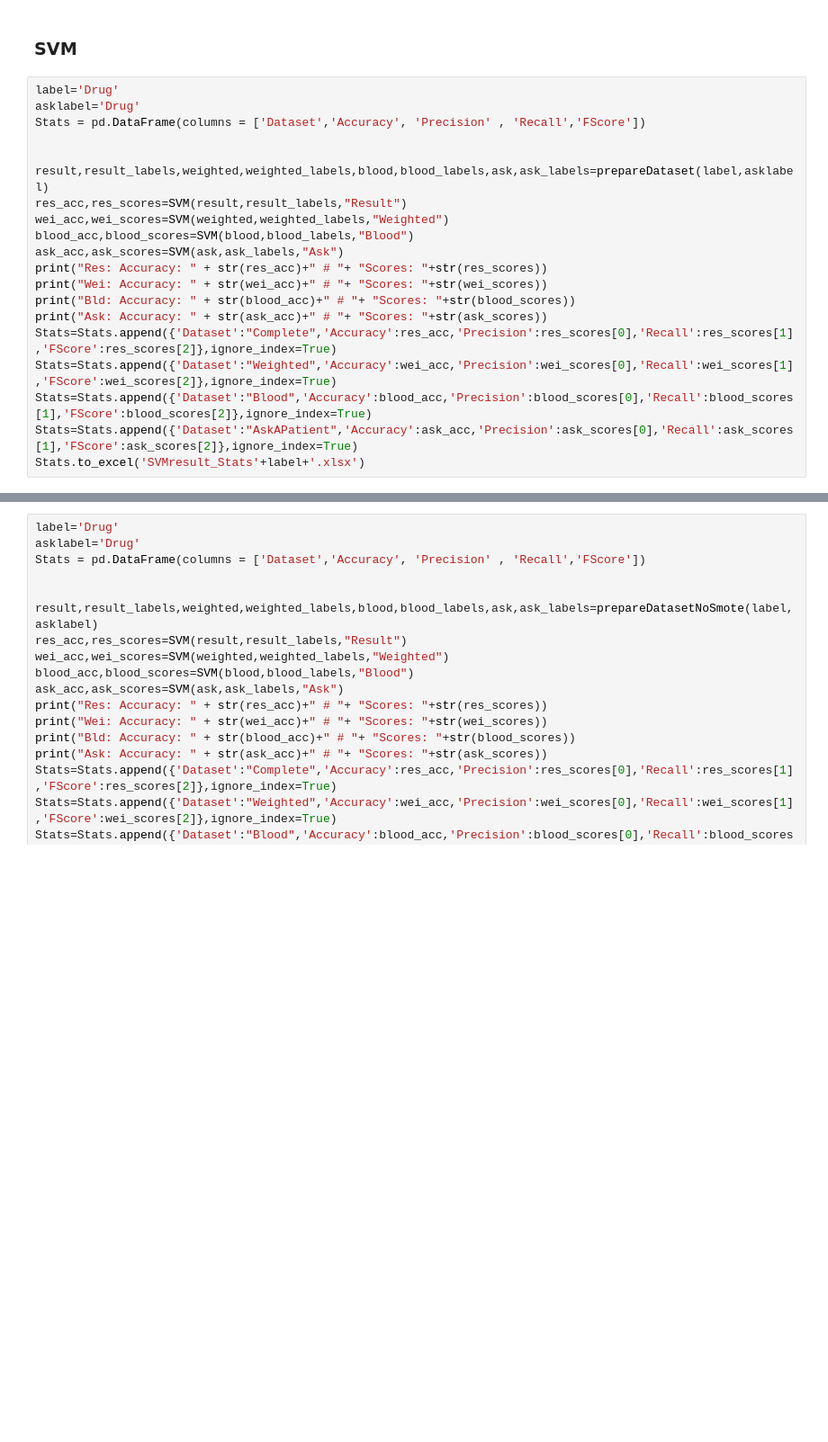
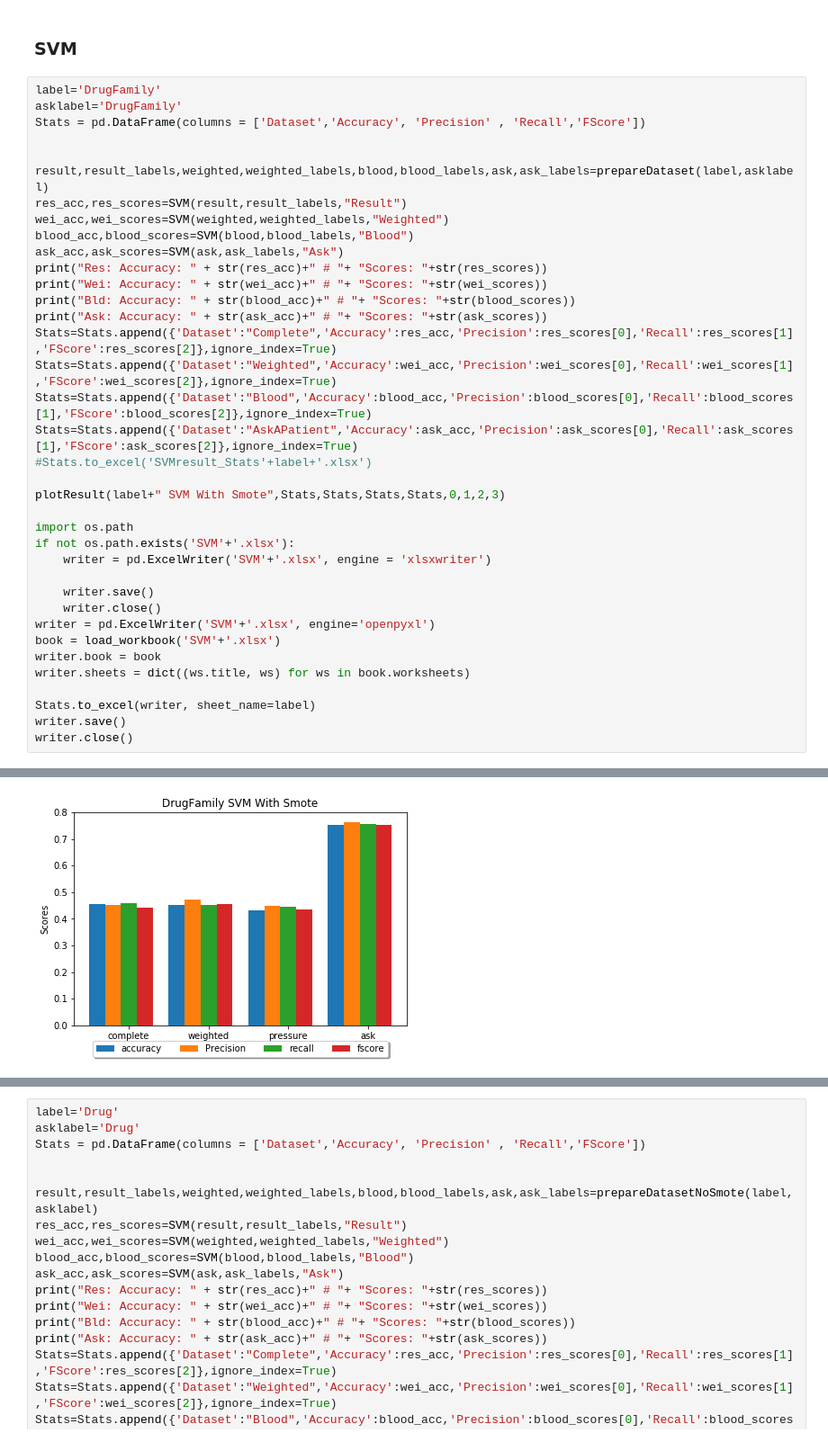
Before and after one commit to AHAMES/GraduationProject.Social.Media.Drug.Side.Effects.Classification, a Jupyter notebook: Classifier2/Classifier.ipynb, the cells around one changed output, grey strips where cells are left out. Shown: that part at 90% size. Cells and saved outputs as stored; diff of their text form; blank space fills up the shorter version.

Commit message:
Finished result

```diff
--- a/Classifier2/Classifier.ipynb
+++ b/Classifier2/Classifier.ipynb
@@ -1110,8 +1035,8 @@ def SVM(result,result_labels,DataSet):
 # %% [markdown]
 ### SVM
 # %%
-label='Drug'
-asklabel='Drug'
+label='DrugFamily'
+asklabel='DrugFamily'
 Stats = pd.DataFrame(columns = ['Dataset','Accuracy', 'Precision' , 'Recall','FScore'])
 
 
@@ -1128,5 +1053,22 @@ Stats=Stats.append({'Dataset':"Complete",'Accuracy':res_acc,'Precision':res_scor
 Stats=Stats.append({'Dataset':"Weighted",'Accuracy':wei_acc,'Precision':wei_scores[0],'Recall':wei_scores[1],'FScore':wei_scores[2]},ignore_index=True)
 Stats=Stats.append({'Dataset':"Blood",'Accuracy':blood_acc,'Precision':blood_scores[0],'Recall':blood_scores[1],'FScore':blood_scores[2]},ignore_index=True)
 Stats=Stats.append({'Dataset':"AskAPatient",'Accuracy':ask_acc,'Precision':ask_scores[0],'Recall':ask_scores[1],'FScore':ask_scores[2]},ignore_index=True)
-Stats.to_excel('SVMresult_Stats'+label+'.xlsx')
+#Stats.to_excel('SVMresult_Stats'+label+'.xlsx')
+
+plotResult(label+" SVM With Smote",Stats,Stats,Stats,Stats,0,1,2,3)
+
+import os.path
+if not os.path.exists('SVM'+'.xlsx'):
+    writer = pd.ExcelWriter('SVM'+'.xlsx', engine = 'xlsxwriter')
+
+    writer.save()
+    writer.close()
+writer = pd.ExcelWriter('SVM'+'.xlsx', engine='openpyxl')
+book = load_workbook('SVM'+'.xlsx')
+writer.book = book
+writer.sheets = dict((ws.title, ws) for ws in book.worksheets)
+
+Stats.to_excel(writer, sheet_name=label)
+writer.save()
+writer.close()
 # %% [output]
@@ -1144,2 +1086,3 @@ Bld: Accuracy: 0.5125448028673835 # Scores: (0.5098803827550054, 0.5152923976608
 Ask: Accuracy: 0.7540106951871658 # Scores: (0.7614743308468627, 0.75572912196378, 0.7529935391241924, None)
+[figure, added]
 # %%
```
Also changed, not shown: parts of 9 cells of this notebook, 19 other files.
